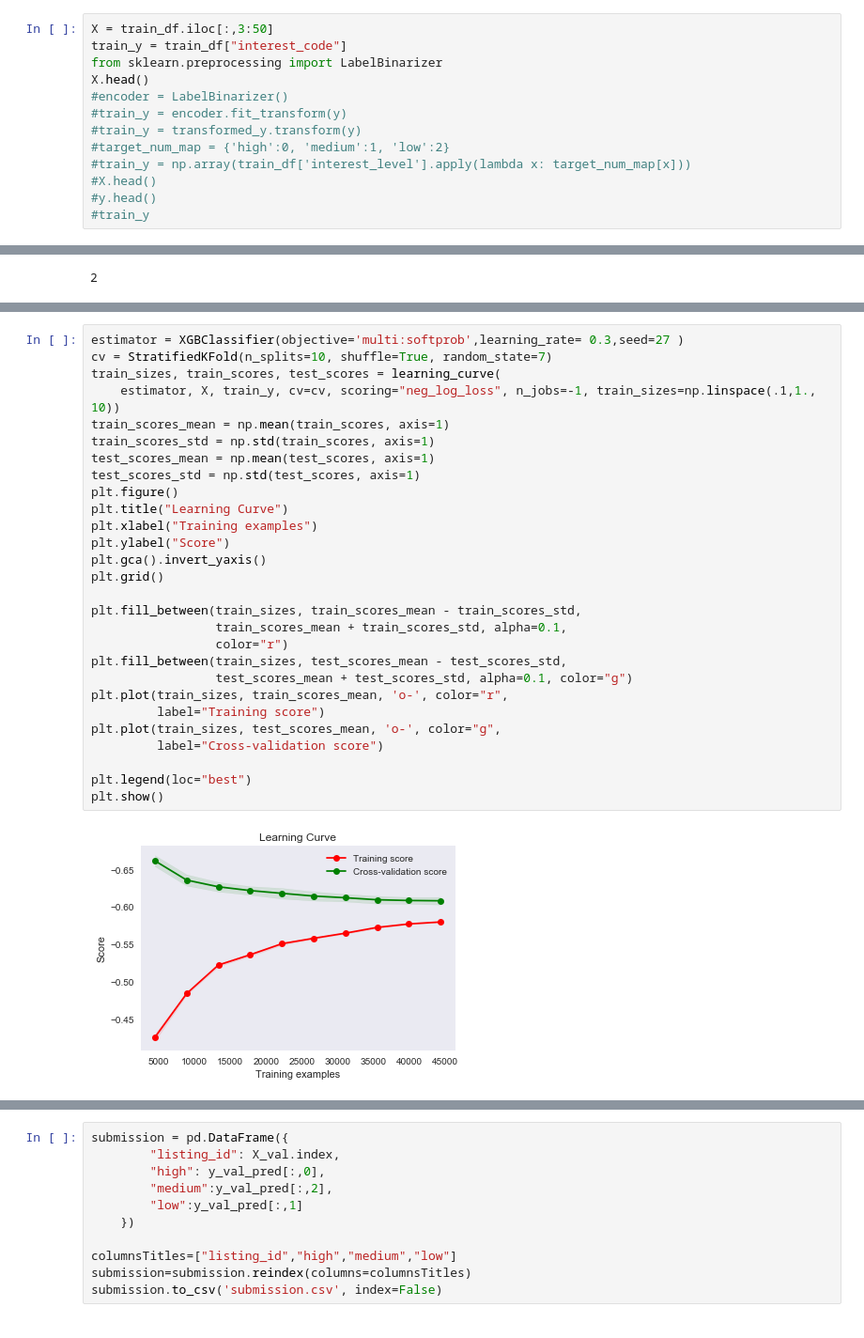
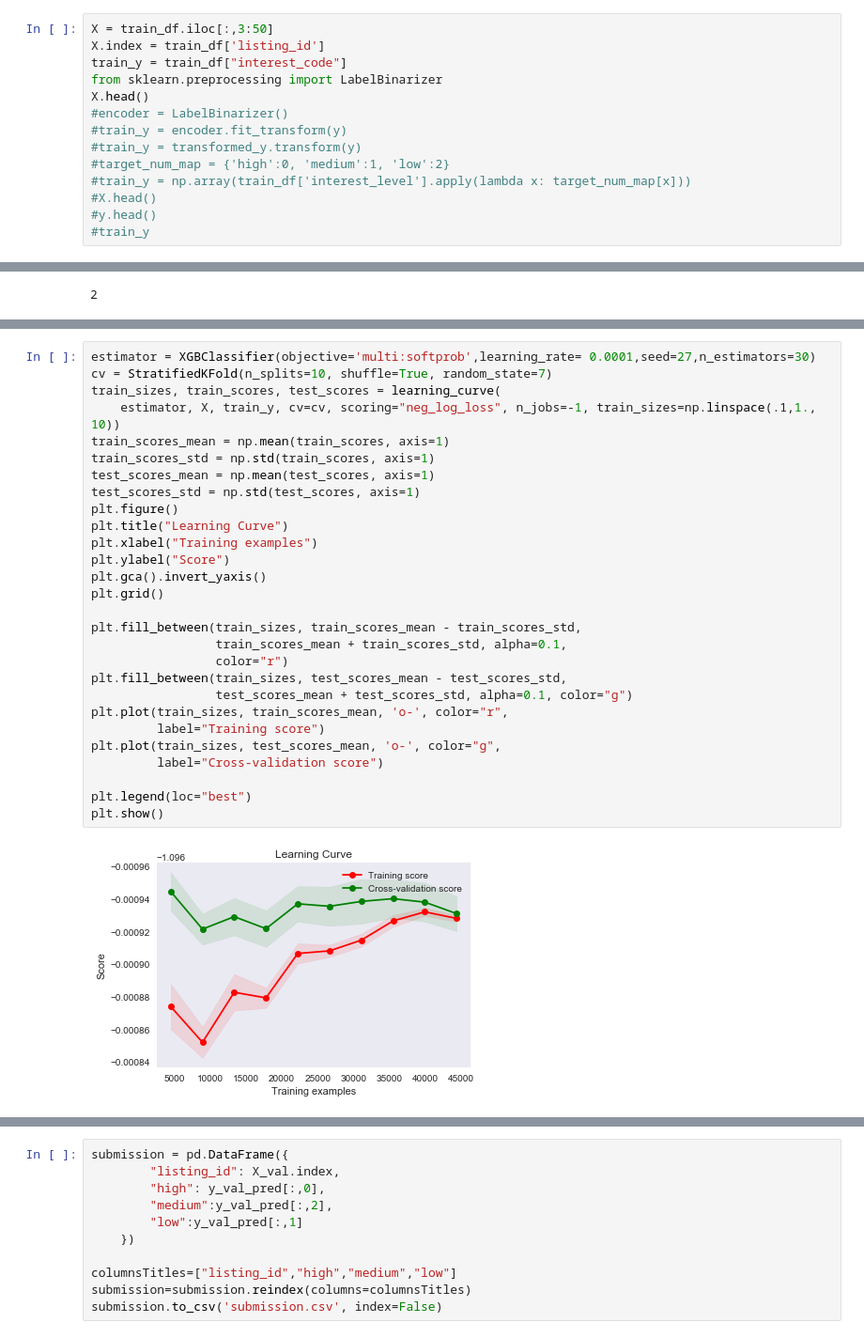
Before and after one commit to vb8190/7406_latest, a Jupyter notebook: 7406DataMiningProject/vikas/ipython_notebooks/7406_Final_Project.ipynb, the cells around one changed output, grey strips where cells are left out. Shown: that part at 94% size. Cells and saved outputs as stored; diff of their text form.

```diff
--- a/7406DataMiningProject/vikas/ipython_notebooks/7406_Final_Project.ipynb
+++ b/7406DataMiningProject/vikas/ipython_notebooks/7406_Final_Project.ipynb
@@ -303,5 +76,6 @@ train_df.head()
 # %%
 X = train_df.iloc[:,3:50]
+X.index = train_df['listing_id']
 train_y = train_df["interest_code"]
 from sklearn.preprocessing import LabelBinarizer
 X.head()
@@ -419,31 +160,31 @@ preds.to_csv('E:/rentalProject/my_preds.csv', index=None)
 # %%
-estimator = XGBClassifier(objective='multi:softprob',learning_rate= 0.3,seed=27 )
+estimator = XGBClassifier(objective='multi:softprob',learning_rate= 0.0001,seed=27,n_estimators=30)
 cv = StratifiedKFold(n_splits=10, shuffle=True, random_state=7)
 train_sizes, train_scores, test_scores = learning_curve(
     estimator, X, train_y, cv=cv, scoring="neg_log_loss", n_jobs=-1, train_sizes=np.linspace(.1,1., 10))
 train_scores_mean = np.mean(train_scores, axis=1)
 train_scores_std = np.std(train_scores, axis=1)
 test_scores_mean = np.mean(test_scores, axis=1)
 test_scores_std = np.std(test_scores, axis=1)
 plt.figure()
 plt.title("Learning Curve")
 plt.xlabel("Training examples")
 plt.ylabel("Score")
 plt.gca().invert_yaxis()
 plt.grid()
 
 plt.fill_between(train_sizes, train_scores_mean - train_scores_std,
                  train_scores_mean + train_scores_std, alpha=0.1,
                  color="r")
 plt.fill_between(train_sizes, test_scores_mean - test_scores_std,
                  test_scores_mean + test_scores_std, alpha=0.1, color="g")
 plt.plot(train_sizes, train_scores_mean, 'o-', color="r",
          label="Training score")
 plt.plot(train_sizes, test_scores_mean, 'o-', color="g",
          label="Cross-validation score")
 
 plt.legend(loc="best")
 plt.show()
 # %% [output]
-[figure, old version]
+[figure, new version]
 # %%
```
Also changed, not shown: parts of 54 cells of this notebook.
